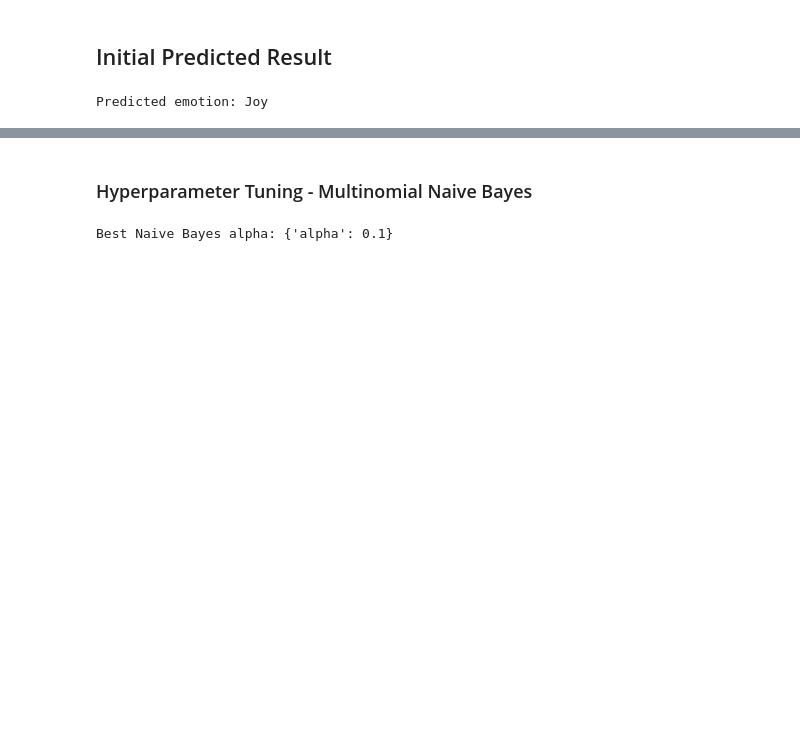
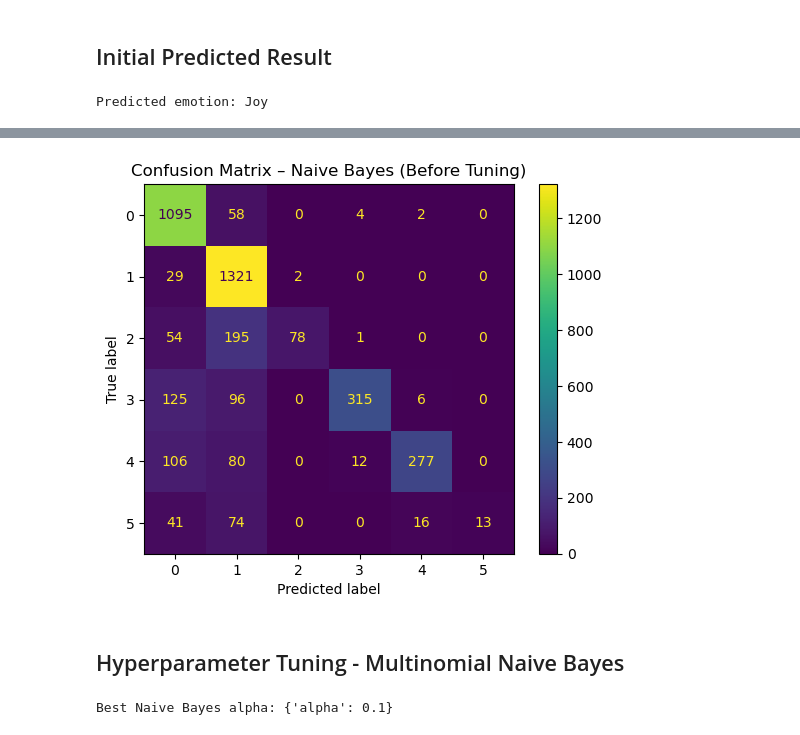
Before and after one commit to PranavSharma195/Emotion-Prediction, a Jupyter notebook: 23048577_Pranav_Sharma.ipynb, the cells around one changed output, grey strips where cells are left out. Cells and saved outputs as stored; diff of their text form; code cells hidden in the pictures; blank space fills up the shorter version.

```diff
--- a/23048577_Pranav_Sharma.ipynb
+++ b/23048577_Pranav_Sharma.ipynb
@@ -248,5 +349,24 @@ Predicted emotion: Joy
+# %%
+# Generate predictions using Naive Bayes BEFORE tuning
+# nb_preds already contains predictions from the baseline model
+
+# Compute confusion matrix
+cm_nb_before = confusion_matrix(y_test, nb_preds_before)
+
+# Create confusion matrix display
+disp_nb_before = ConfusionMatrixDisplay(
+    confusion_matrix=cm_nb_before,
+    display_labels=classes
+)
+
+# Plot confusion matrix
+disp_nb_before.plot()
+plt.title("Confusion Matrix – Naive Bayes (Before Tuning)")
+plt.show()
+# %% [output]
+[figure, added]
 # %% [markdown]
-### Hyperparameter Tuning - Multinomial Naive Bayes
+## Hyperparameter Tuning - Multinomial Naive Bayes
 # %%
 from sklearn.model_selection import GridSearchCV
 from sklearn.naive_bayes import MultinomialNB
```
Also changed, not shown: parts of 39 cells of this notebook, 2 other files.
